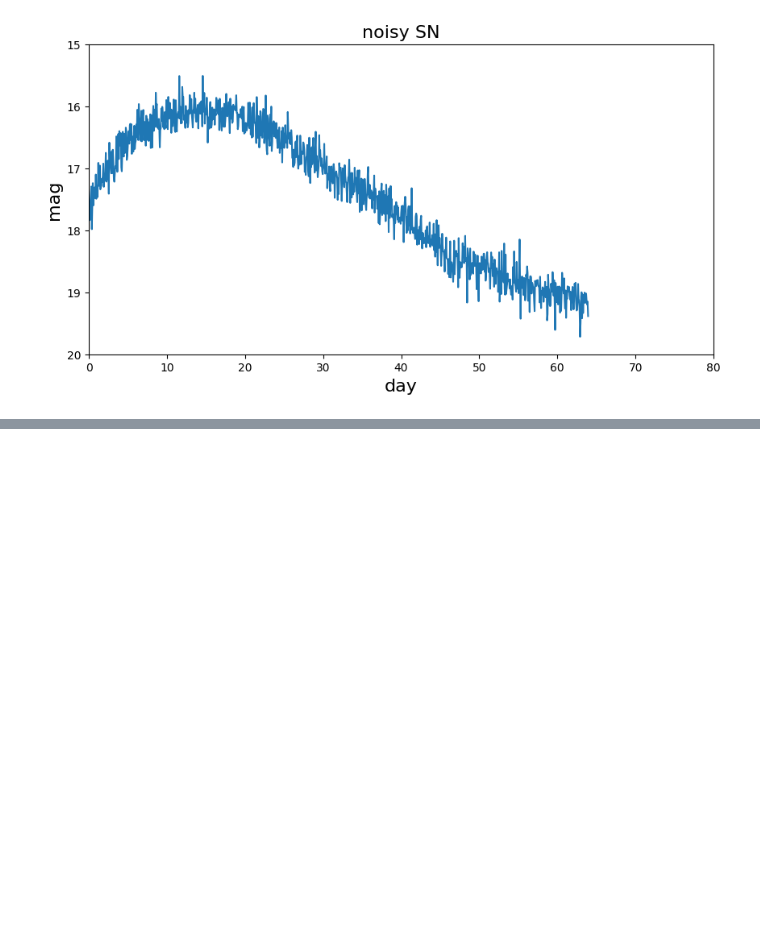
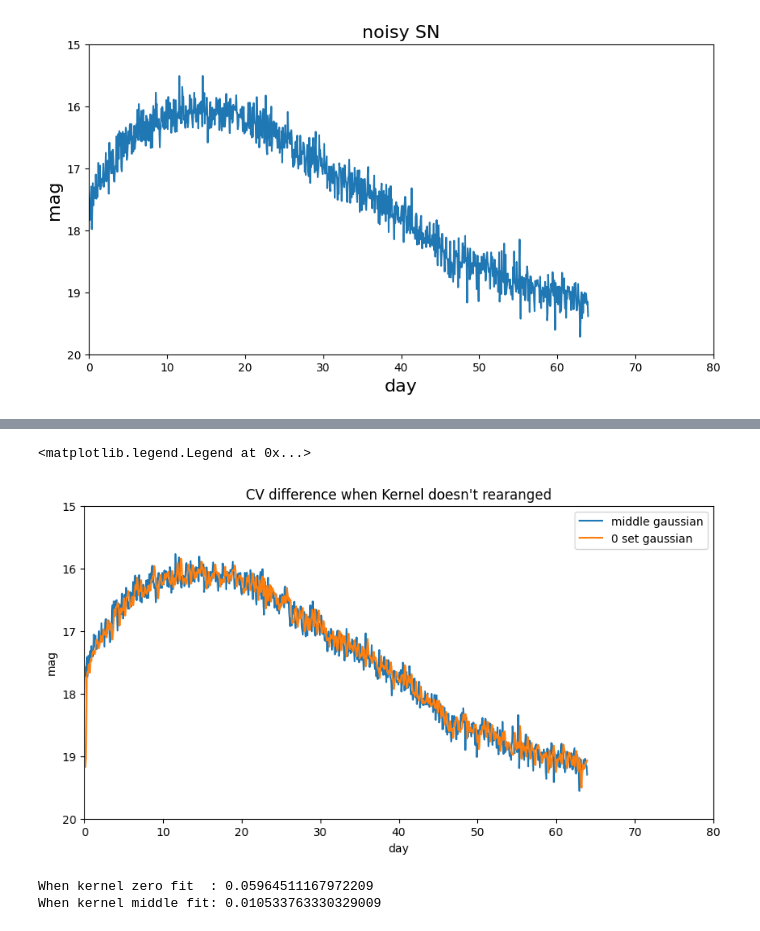
Before and after one commit to Pinchpeach/dump_file_2025, a Jupyter notebook: week13/hw16.ipynb, the cells around one changed output, grey strips where cells are left out. Drawn from its saved outputs; the diff is of its cells as text; code cells hidden in the pictures; blank space fills up the shorter version.

```diff
--- a/week13/hw16.ipynb
+++ b/week13/hw16.ipynb
@@ -105,0 +155,23 @@ plt.plot(data['day'], result_10, label='sigma: 10', alpha=0.5)
+# %%
+plt.figure(figsize=(10, 5))
+plt.xlabel("day")
+plt.ylabel("mag")
+plt.title("CV difference when Kernel doesn't rearanged")
+plt.ylim(15, 20)
+plt.xlim(0, 80)
+plt.gca().invert_yaxis()
+plt.plot(data['day'], cmp_result_1, label="middle gaussian")
+plt.plot(data['day'], result_1, label="0 set gaussian")
+plt.legend()
+# %% [output]
+<matplotlib.legend.Legend at 0x...>
+[figure, added]
+# %%
+mse_1 = mse(data['mag'], result_1)
+mse_2 = mse(data['mag'], cmp_result_1)
+
+print(f"When kernel zero fit  : {mse_1}")
+print(f"When kernel middle fit: {mse_2}")
+# %% [output]
+When kernel zero fit  : 0.05964511167972209
+When kernel middle fit: 0.010533763330329009
```
Also changed, not shown: parts of 7 cells of this notebook, 1 other file.
